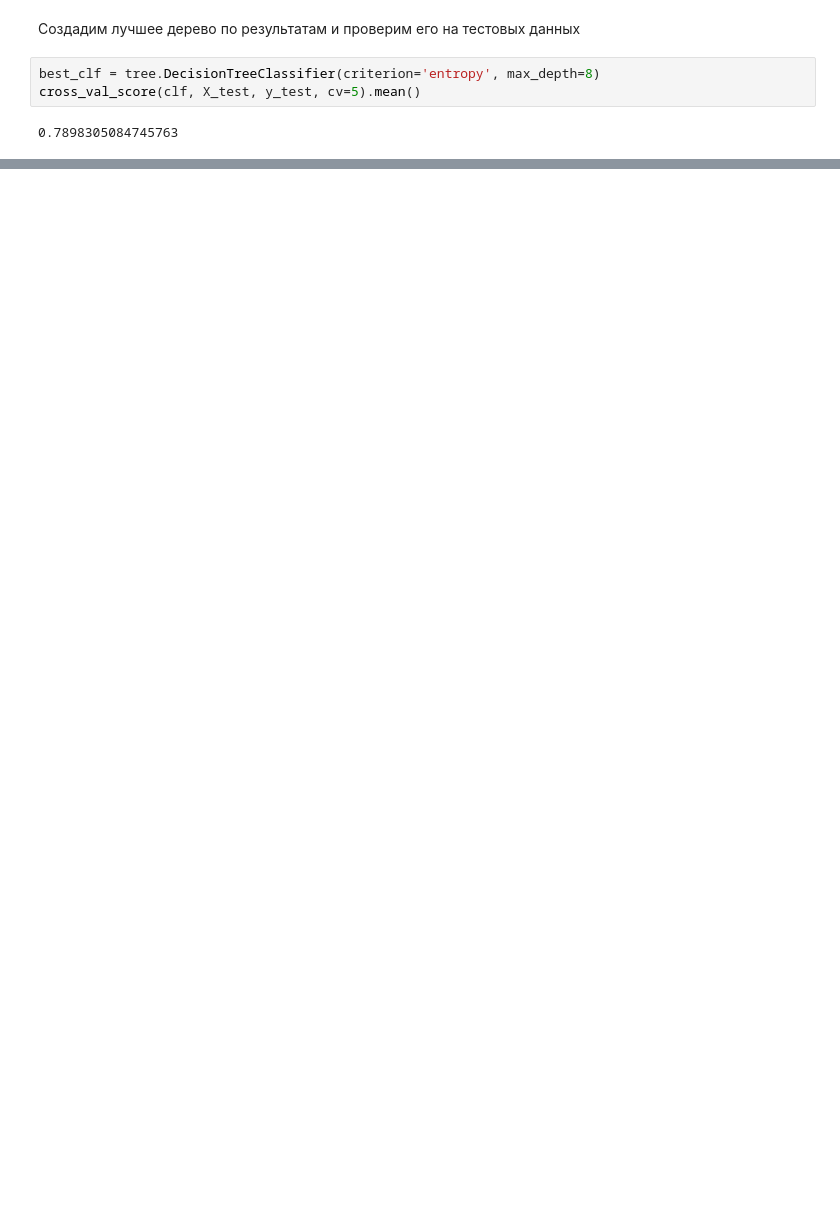
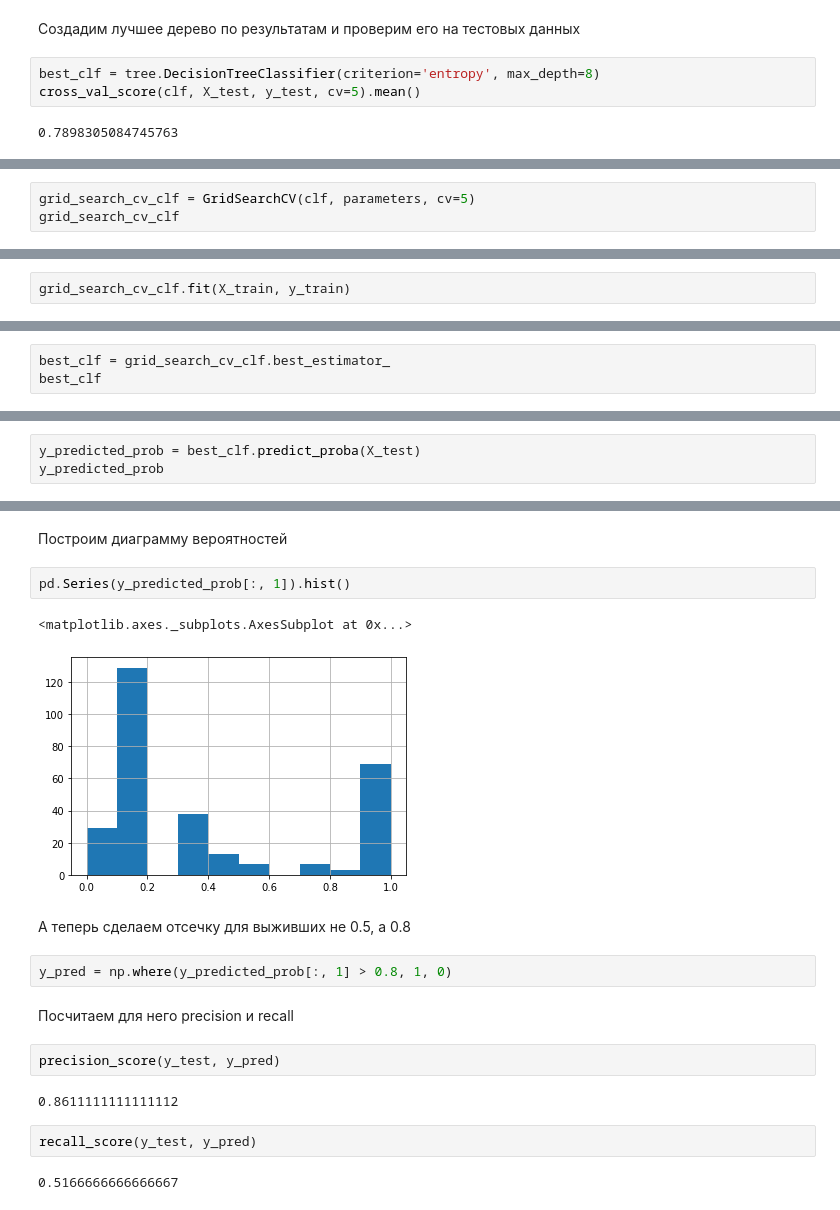
Before and after one commit to CrazyDi/PythonDataScience, a Jupyter notebook: Decision_Tree.ipynb, the cells around one changed output, grey strips where cells are left out. Saved outputs shown, nothing was run; the diff lists cells and outputs as text; blank space fills up the shorter version.

```diff
--- a/Decision_Tree.ipynb
+++ b/Decision_Tree.ipynb
@@ -427,0 +451,3 @@ cross_val_score(clf, X_test, y_test, cv=5).mean()
+# %%
+grid_search_cv_clf = GridSearchCV(clf, parameters, cv=5)
+grid_search_cv_clf
@@ -427,0 +473,2 @@ cross_val_score(clf, X_test, y_test, cv=5).mean()
+# %%
+grid_search_cv_clf.fit(X_train, y_train)
@@ -427,0 +500,3 @@ cross_val_score(clf, X_test, y_test, cv=5).mean()
+# %%
+best_clf = grid_search_cv_clf.best_estimator_
+best_clf
@@ -427,0 +536,3 @@ cross_val_score(clf, X_test, y_test, cv=5).mean()
+# %%
+y_predicted_prob = best_clf.predict_proba(X_test)
+y_predicted_prob
@@ -427,0 +576,21 @@ cross_val_score(clf, X_test, y_test, cv=5).mean()
+# %% [markdown]
+Построим диаграмму вероятностей
+# %%
+pd.Series(y_predicted_prob[:, 1]).hist()
+# %% [output]
+<matplotlib.axes._subplots.AxesSubplot at 0x...>
+[figure, added]
+# %% [markdown]
+А теперь сделаем отсечку для выживших не 0.5, а 0.8
+# %%
+y_pred = np.where(y_predicted_prob[:, 1] > 0.8, 1, 0)
+# %% [markdown]
+Посчитаем для него precision и recall
+# %%
+precision_score(y_test, y_pred)
+# %% [output]
+0.8611111111111112
+# %%
+recall_score(y_test, y_pred)
+# %% [output]
+0.5166666666666667
```
Also changed, not shown: parts of 40 cells of this notebook, 1 other file.
